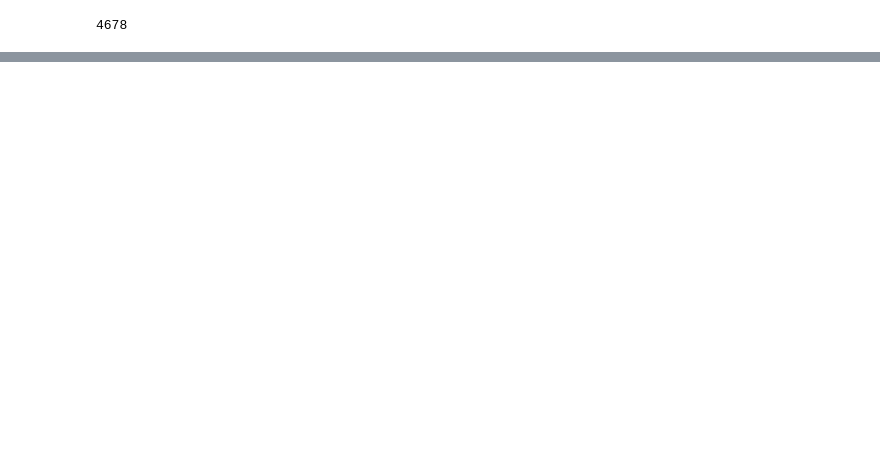
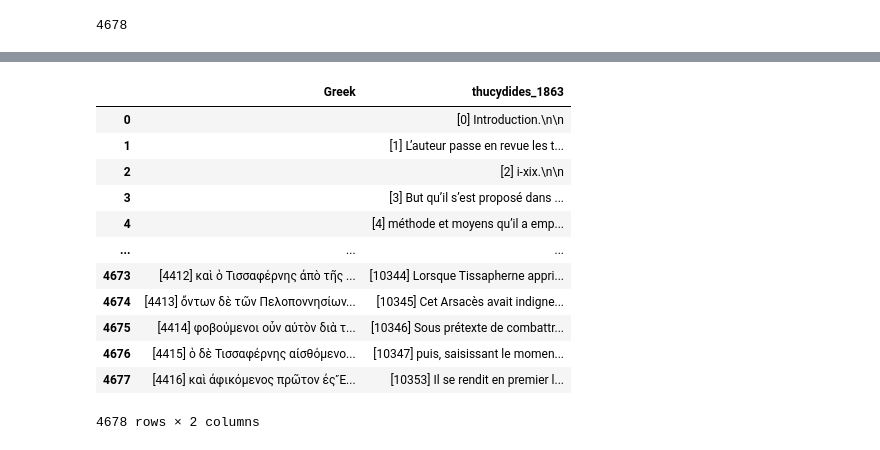
Before and after one commit to caro28/chiron, a Jupyter notebook: chironata/code/build_lookup_table.ipynb, the cells around one changed output, grey strips where cells are left out. Cells and saved outputs as stored; diff of their text form; code cells hidden in the pictures; blank space fills up the shorter version.

```diff
--- a/chironata/code/build_lookup_table.ipynb
+++ b/chironata/code/build_lookup_table.ipynb
@@ -357,0 +366,16 @@ ValueError: Length of values (4678) does not match length of index (4724)
+# %%
+th_df
+# %% [output]
+|  | Greek | thucydides_1863 |
+| 0 |  | [0] Introduction.\n\n |
+| 1 |  | [1] L’auteur passe en revue les t... |
+| 2 |  | [2] i-xix.\n\n |
+| 3 |  | [3] But qu’il s’est proposé dans ... |
+| 4 |  | [4] méthode et moyens qu’il a emp... |
+| ... | ... | ... |
+| 4673 | [4412] καὶ ὁ Τισσαφέρνης ἀπὸ τῆς ... | [10344] Lorsque Tissapherne appri... |
+| 4674 | [4413] ὄντων δὲ τῶν Πελοποννησίων... | [10345] Cet Arsacès avait indigne... |
+| 4675 | [4414] φοβούμενοι οὖν αὐτὸν διὰ τ... | [10346] Sous prétexte de combattr... |
+| 4676 | [4415] ὁ δὲ Τισσαφέρνης αἰσθόμενο... | [10347] puis, saisissant le momen... |
+| 4677 | [4416] καὶ ἀφικόμενος πρῶτον ἐς Ἔ... | [10353] Il se rendit en premier l... |
+4678 rows × 2 columns
```
Also changed, not shown: parts of 6 cells of this notebook.
